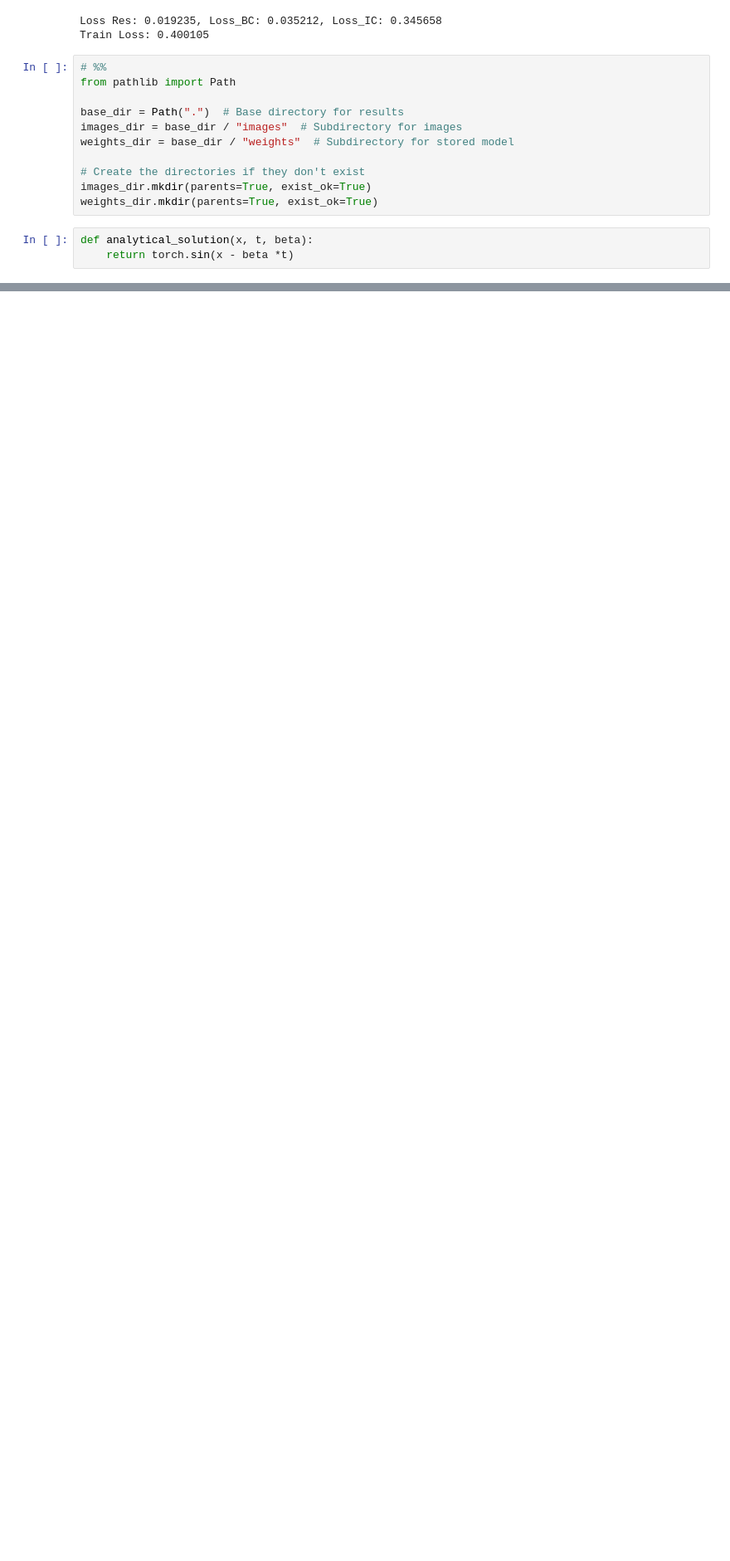
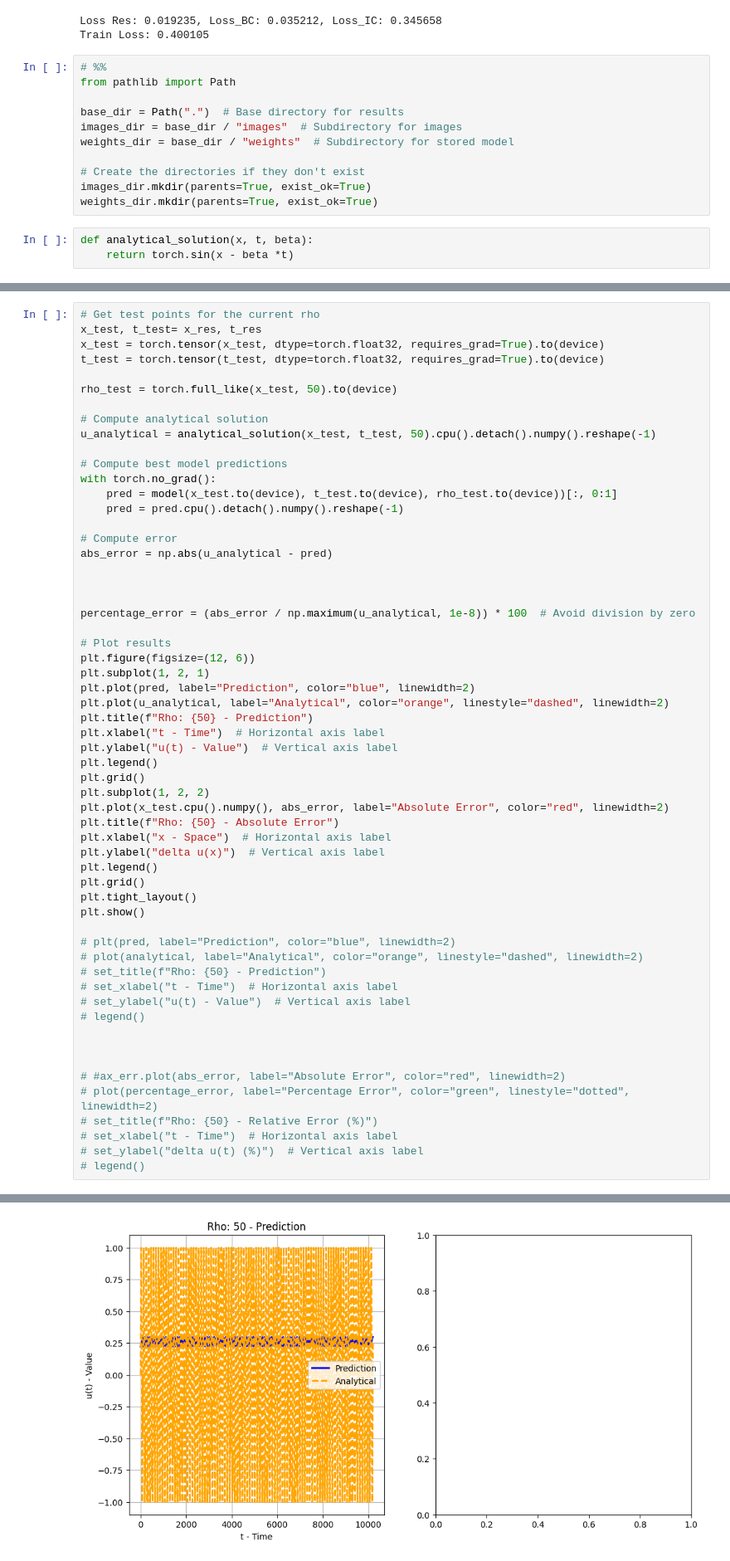
Before and after one commit to almasria/gnn_project, a Jupyter notebook: transfer_learning/convection/new.ipynb, the cells around one changed output, grey strips where cells are left out. Shown at 83% size. Drawn from its saved outputs; the diff is of its cells as text; blank space fills up the shorter version.

```diff
--- a/transfer_learning/convection/new.ipynb
+++ b/transfer_learning/convection/new.ipynb
@@ -271,0 +168,59 @@ NameError: name 'dataset' is not defined
+# %%
+# Get test points for the current rho
+x_test, t_test= x_res, t_res
+x_test = torch.tensor(x_test, dtype=torch.float32, requires_grad=True).to(device)
+t_test = torch.tensor(t_test, dtype=torch.float32, requires_grad=True).to(device)
+
+rho_test = torch.full_like(x_test, 50).to(device)
+
+# Compute analytical solution
+u_analytical = analytical_solution(x_test, t_test, 50).cpu().detach().numpy().reshape(-1)
+
+# Compute best model predictions
+with torch.no_grad():
+    pred = model(x_test.to(device), t_test.to(device), rho_test.to(device))[:, 0:1]
+    pred = pred.cpu().detach().numpy().reshape(-1)
+
+# Compute error
+abs_error = np.abs(u_analytical - pred)
+
+
+
+percentage_error = (abs_error / np.maximum(u_analytical, 1e-8)) * 100  # Avoid division by zero
+
+# Plot results
+plt.figure(figsize=(12, 6))
+plt.subplot(1, 2, 1)
+plt.plot(pred, label="Prediction", color="blue", linewidth=2)
+plt.plot(u_analytical, label="Analytical", color="orange", linestyle="dashed", linewidth=2)
+plt.title(f"Rho: {50} - Prediction")
+plt.xlabel("t - Time")  # Horizontal axis label
+plt.ylabel("u(t) - Value")  # Vertical axis label
+plt.legend()
+plt.grid()
+plt.subplot(1, 2, 2)
+plt.plot(x_test.cpu().numpy(), abs_error, label="Absolute Error", color="red", linewidth=2)
+plt.title(f"Rho: {50} - Absolute Error")
+plt.xlabel("x - Space")  # Horizontal axis label
+plt.ylabel("delta u(x)")  # Vertical axis label
+plt.legend()
+plt.grid()
+plt.tight_layout()
+plt.show()
+
+# plt(pred, label="Prediction", color="blue", linewidth=2)
+# plot(analytical, label="Analytical", color="orange", linestyle="dashed", linewidth=2)
+# set_title(f"Rho: {50} - Prediction")
+# set_xlabel("t - Time")  # Horizontal axis label
+# set_ylabel("u(t) - Value")  # Vertical axis label
+# legend()
+
+
+
+# #ax_err.plot(abs_error, label="Absolute Error", color="red", linewidth=2)
+# plot(percentage_error, label="Percentage Error", color="green", linestyle="dotted", linewidth=2)
+# set_title(f"Rho: {50} - Relative Error (%)")
+# set_xlabel("t - Time")  # Horizontal axis label
+# set_ylabel("delta u(t) (%)")  # Vertical axis label
+# legend()
+# %% [output]
@@ -271,0 +228 @@ NameError: name 'dataset' is not defined
+[figure, added]
```
Also changed, not shown: parts of 5 cells of this notebook.
